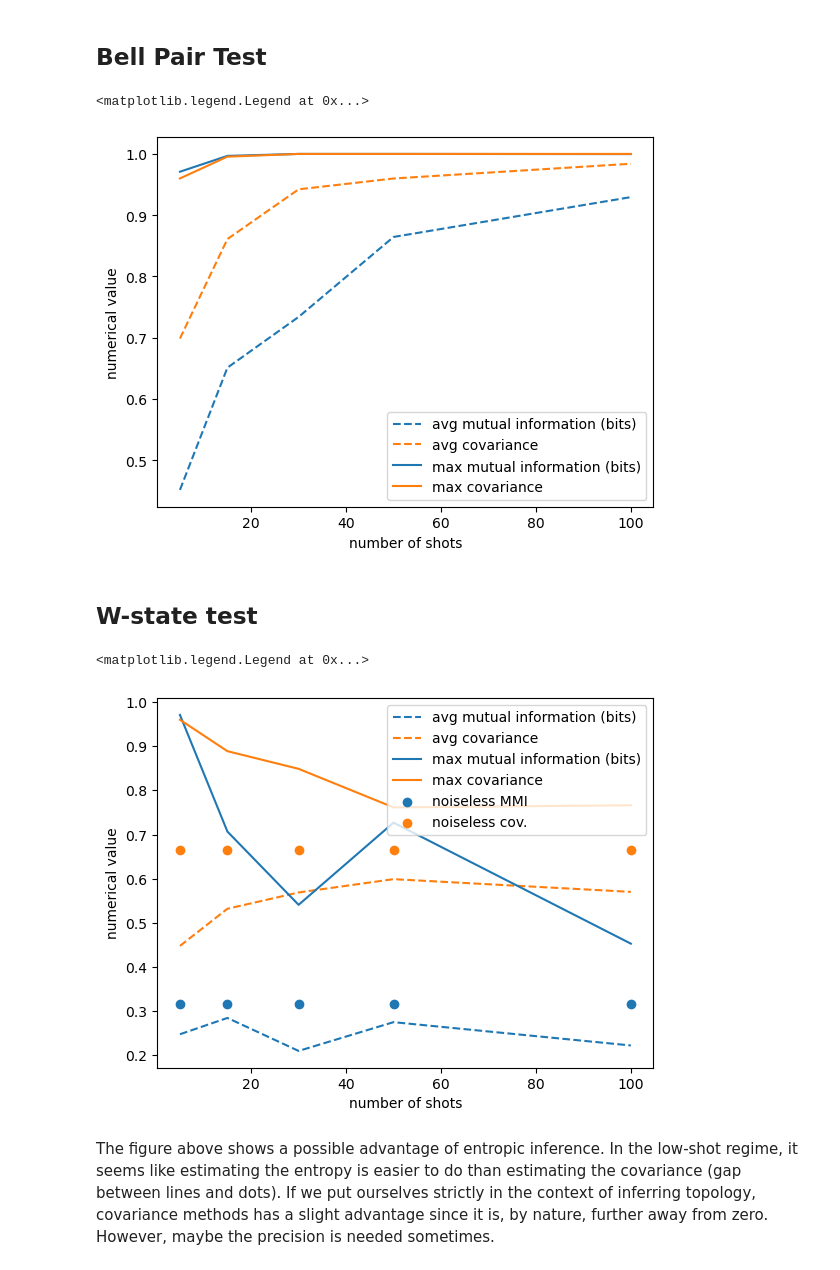
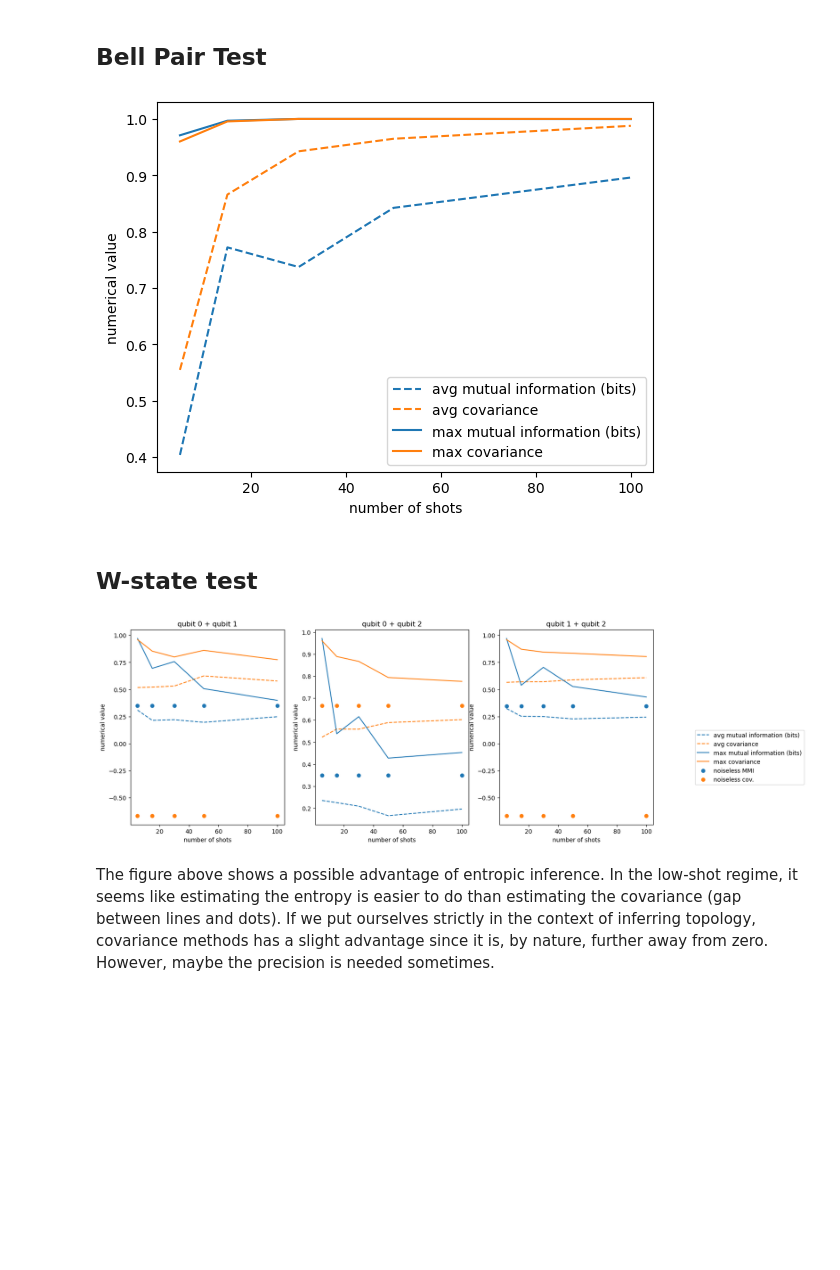
Before and after one commit to ChitambarLab/qNetTI, a Jupyter notebook: demos/covariance_vs_entropic_inference_shot_noise.ipynb, the cells around one changed output. Drawn from its saved outputs; the diff is of its cells as text; code cells hidden in the pictures; blank space fills up the shorter version.

Commit message:
save data from notebook runs for finite shot experiments

```diff
--- a/demos/covariance_vs_entropic_inference_shot_noise.ipynb
+++ b/demos/covariance_vs_entropic_inference_shot_noise.ipynb
@@ -24,11 +26,11 @@ def characteristic_matrix_inference(prep_node, num_steps, step_size, shots):
     char_mat, mi_opt_dict, vn_opt_dict = qnetti.optimize_characteristic_matrix(
         prep_node, vn_opt_kwargs=vn_opt_kwargs, mi_opt_kwargs=mi_opt_kwargs, dev_kwargs=dev_kwargs
     )
-    return char_mat
+    return char_mat.tolist()
 
 
 def covariance_matrix_inference(prep_node, num_steps, step_size, shots):
     cov_mat, opt_dict = qnetti.optimize_covariance_matrix(
         prep_node, step_size=step_size, num_steps=num_steps, dev_kwargs={"shots": shots}
     )
-    return cov_mat
+    return cov_mat.tolist()
@@ -35,5 +46,7 @@ def covariance_matrix_inference(prep_node, num_steps, step_size, shots):
 # %%
 def plot_result(shots_list, char_mat_data, cov_mat_data, idx_1=0, idx_2=1):
+    char_mat_data = [[qnp.array(mat) for mat in mat_list] for mat_list in char_mat_data]
+    cov_mat_data = [[qnp.array(mat) for mat in mat_list] for mat_list in cov_mat_data]
     plt.plot(
         shots_list,
         [reduce(lambda x, y: x + y, mat)[idx_1, idx_2] / trial for mat in char_mat_data],
@@ -104,8 +119,14 @@ cov_mat_data = [
 # %%
-plot_result(shots_list, char_mat_data, cov_mat_data)
+with open("../data/maxent_finite_shot_2023-03-27T22:29:53.651848.json", "r") as openfile:
+    data = json.load(openfile)
+    shots_list = data['shots_list']
+    char_mat_data = data['char_mat_data']
+    cov_mat_data = data['cov_mat_data']
+
+    plot_result(shots_list, char_mat_data, cov_mat_data)
+    plt.legend()
 # %% [output]
-<matplotlib.legend.Legend at 0x...>
-[figure, old version]
+[figure, new version]
 # %% [markdown]
 ## W-state test
 # %%
@@ -141,30 +164,43 @@ cov_mat_data = [
 # %%
-idx_1 = 0
-idx_2 = 1
+with open("../data/wstate_finite_shot_2023-03-27T00:12:34.872968.json", "r") as openfile:
+    data = json.load(openfile)
+    shots_list = data['shots_list']
+    char_mat_data = data['char_mat_data']
+    cov_mat_data = data['cov_mat_data']
 
-plot_result(shots_list, char_mat_data, cov_mat_data, idx_1=idx_1, idx_2=idx_2)
-noiseless_mmi = characteristic_matrix_inference(
-    w_state_prep_node(), num_steps=100, step_size=0.05, shots=None
-)
-noiseless_cov = covariance_matrix_inference(
-    w_state_prep_node(), num_steps=100, step_size=0.05, shots=None
-)
-plt.scatter(
-    shots_list,
-    [abs(noiseless_mmi[idx_1, idx_2]) for s in shots_list],
-    color="#1f77b4",
-    label="noiseless MMI",
-)
-plt.scatter(
-    shots_list,
-    [noiseless_cov[idx_1, idx_2] for s in shots_list],
-    color="#ff7f0e",
-    label="noiseless cov.",
-)
-plt.legend()
+    idx_list = [[0,1], [0,2], [1,2]]
+    noiseless_mmi = qnp.array(characteristic_matrix_inference(
+        w_state_prep_node(), num_steps=100, step_size=0.05, shots=None
+    ))
+    noiseless_cov = qnp.array(covariance_matrix_inference(
+        w_state_prep_node(), num_steps=100, step_size=0.05, shots=None
+    ))
+
+    plt.figure(figsize=(16,6))
+    for i, idx in enumerate(idx_list):
+        plt.subplot(1,3,i+1)
+        idx_1 = idx[0]
+        idx_2 = idx[1]
+
+        plt.title("qubit " + str(idx_1) + " + qubit " + str(idx_2))
+
+        plot_result(shots_list, char_mat_data, cov_mat_data, idx_1=idx_1, idx_2=idx_2)
+
+        plt.scatter(
+            shots_list,
+            [abs(noiseless_mmi[idx_1, idx_2]) for s in shots_list],
+            color="#1f77b4",
+            label="noiseless MMI",
+        )
+        plt.scatter(
+            shots_list,
+            [noiseless_cov[idx_1, idx_2] for s in shots_list],
+            color="#ff7f0e",
+            label="noiseless cov.",
+        )
+    plt.legend(bbox_to_anchor=(1.5, 0.0, 0.5, 0.5))
 # %% [output]
-<matplotlib.legend.Legend at 0x...>
-[figure, old version]
+[figure, new version]
 # %% [markdown]
 The figure above shows a possible advantage of entropic inference. In the low-shot regime, it seems like estimating the entropy is easier to do than estimating the covariance (gap between lines and dots). If we put ourselves strictly in the context of inferring topology, covariance methods has a slight advantage since it is, by nature, further away from zero. However, maybe the precision is needed sometimes.
 # %% [markdown]
```
Also changed, not shown: parts of 15 cells of this notebook, 4 other files.
